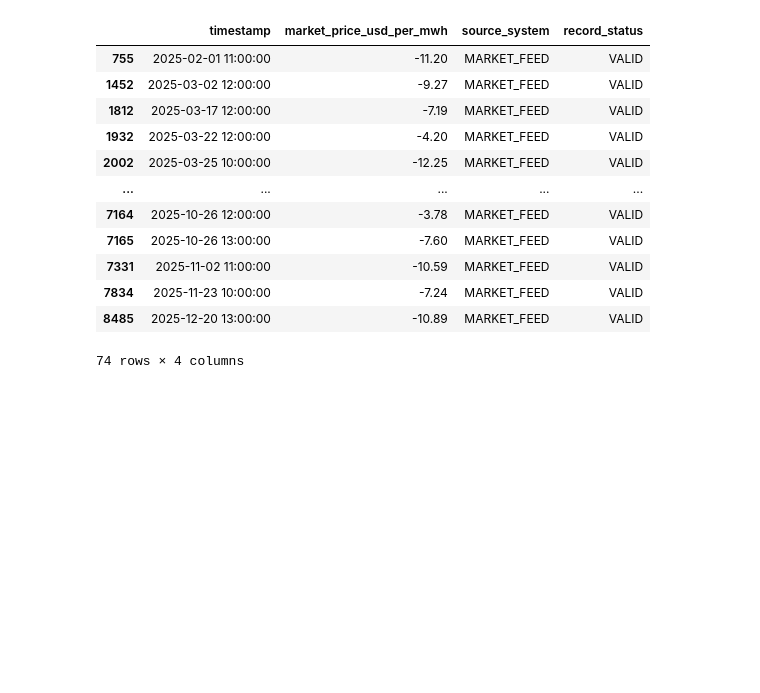
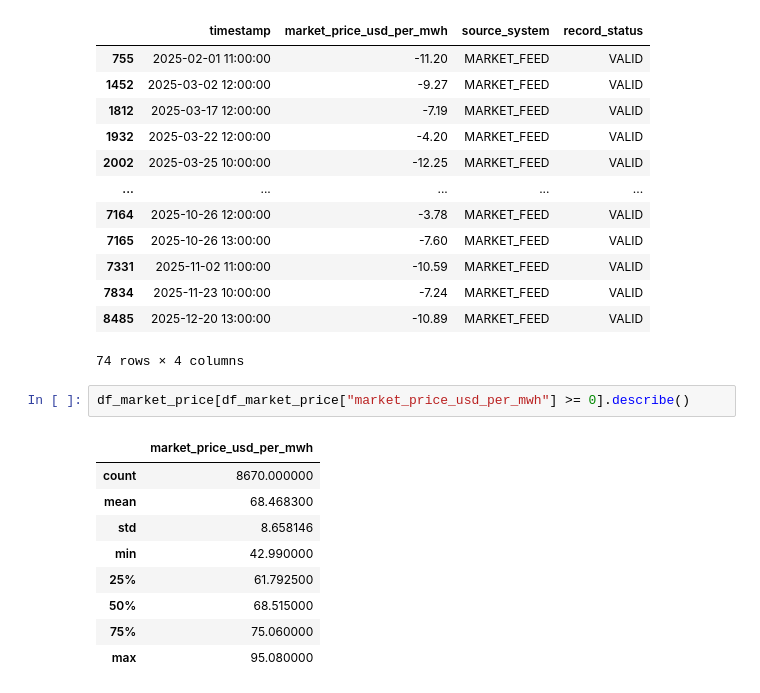
Before and after one commit to sadamhabnawi28/GreenGrid_Energy_Project, a Jupyter notebook: scripts/data_cleaning.ipynb, the cells around one changed output. Cells and saved outputs as stored; diff of their text form; blank space fills up the shorter version.

```diff
--- a/scripts/data_cleaning.ipynb
+++ b/scripts/data_cleaning.ipynb
@@ -318,3 +318,15 @@ df_market_price[df_market_price["market_price_usd_per_mwh"] < 0]
 | 7834 | 2025-11-23 10:00:00 | -7.24 | MARKET_FEED | VALID |
 | 8485 | 2025-12-20 13:00:00 | -10.89 | MARKET_FEED | VALID |
 74 rows × 4 columns
+# %%
+df_market_price[df_market_price["market_price_usd_per_mwh"] >= 0].describe()
+# %% [output]
+|  | market_price_usd_per_mwh |
+| count | 8670.000000 |
+| mean | 68.468300 |
+| std | 8.658146 |
+| min | 42.990000 |
+| 25% | 61.792500 |
+| 50% | 68.515000 |
+| 75% | 75.060000 |
+| max | 95.080000 |
```
Also changed, not shown: parts of 4 cells of this notebook.
